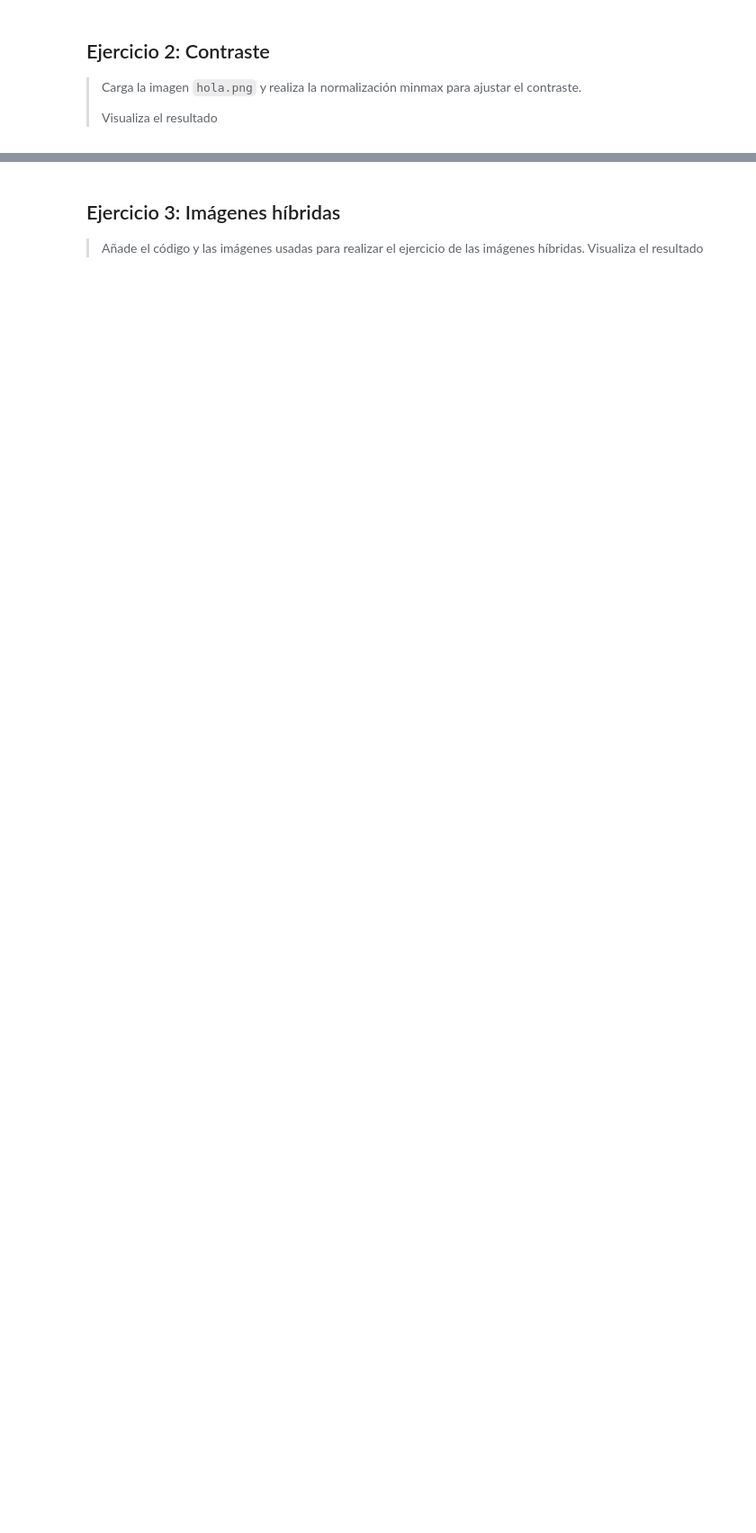
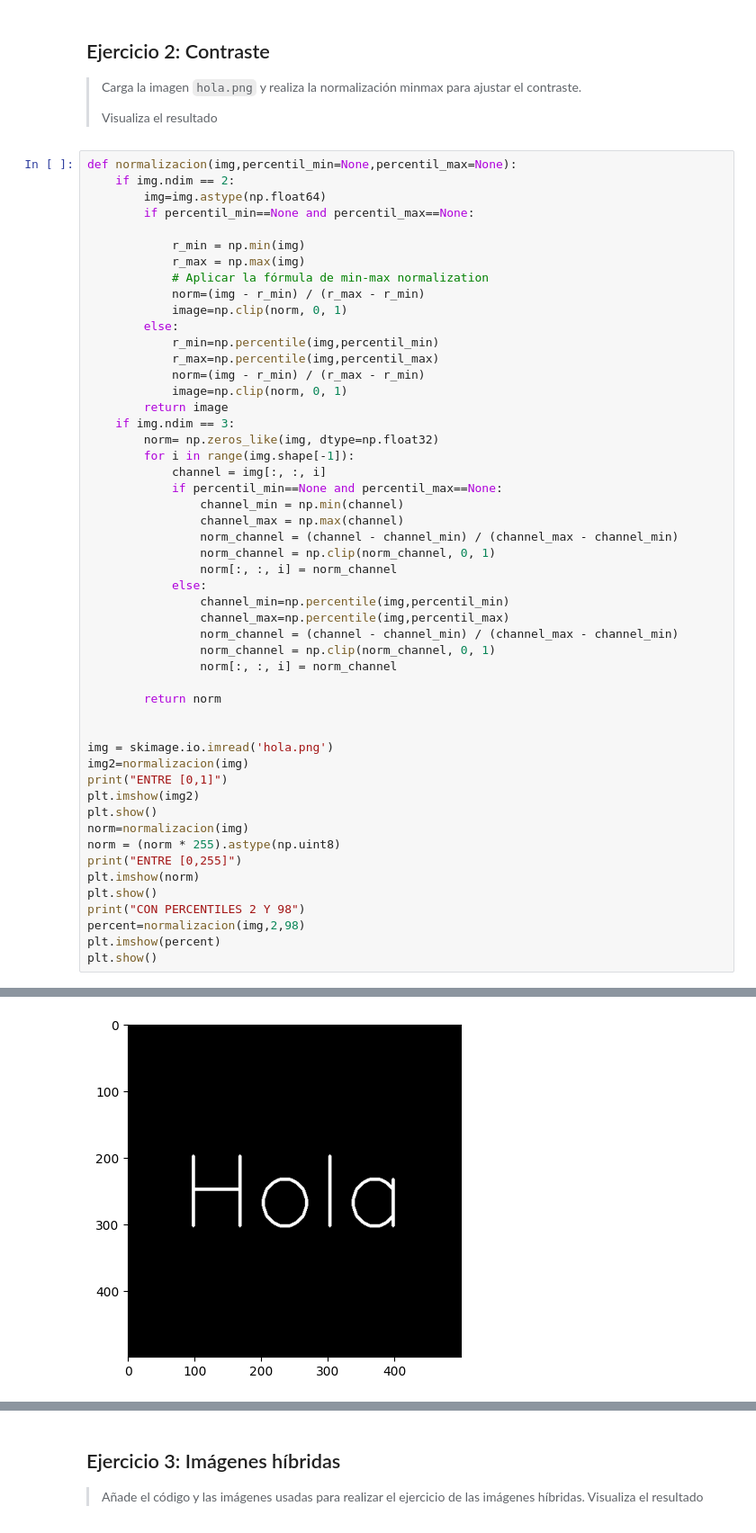
Before and after one commit to revekkadiana/Visi-n_Artificial, a Jupyter notebook: Control1-01.ipynb, the cells around one changed output, grey strips where cells are left out. Shown at 90% size. Saved outputs shown, nothing was run; the diff lists cells and outputs as text; blank space fills up the shorter version.

```diff
--- a/Control1-01.ipynb
+++ b/Control1-01.ipynb
@@ -28,3 +72,55 @@ import scipy
 > Carga la imagen `hola.png` y realiza la normalización minmax para ajustar el contraste.
 >
 > Visualiza el resultado
+# %%
+def normalizacion(img,percentil_min=None,percentil_max=None):
+    if img.ndim == 2:
+        img=img.astype(np.float64)
+        if percentil_min==None and percentil_max==None:
+
+            r_min = np.min(img)
+            r_max = np.max(img)
+            # Aplicar la fórmula de min-max normalization
+            norm=(img - r_min) / (r_max - r_min)
+            image=np.clip(norm, 0, 1)
+        else:
+            r_min=np.percentile(img,percentil_min)
+            r_max=np.percentile(img,percentil_max)
+            norm=(img - r_min) / (r_max - r_min)
+            image=np.clip(norm, 0, 1)
+        return image
+    if img.ndim == 3:
+        norm= np.zeros_like(img, dtype=np.float32)
+        for i in range(img.shape[-1]):
+            channel = img[:, :, i]
+            if percentil_min==None and percentil_max==None:
+                channel_min = np.min(channel)
+                channel_max = np.max(channel)
+                norm_channel = (channel - channel_min) / (channel_max - channel_min)
+                norm_channel = np.clip(norm_channel, 0, 1)
+                norm[:, :, i] = norm_channel
+            else:
+                channel_min=np.percentile(img,percentil_min)
+                channel_max=np.percentile(img,percentil_max)
+                norm_channel = (channel - channel_min) / (channel_max - channel_min)
+                norm_channel = np.clip(norm_channel, 0, 1)
+                norm[:, :, i] = norm_channel
+
+        return norm
+
+
+img = skimage.io.imread('hola.png')
+img2=normalizacion(img)
+print("ENTRE [0,1]")
+plt.imshow(img2)
+plt.show()
+norm=normalizacion(img)
+norm = (norm * 255).astype(np.uint8)
+print("ENTRE [0,255]")
+plt.imshow(norm)
+plt.show()
+print("CON PERCENTILES 2 Y 98")
+percent=normalizacion(img,2,98)
+plt.imshow(percent)
+plt.show()
+# %% [output]
@@ -30,0 +128 @@ import scipy
+[figure, added]
```
Also changed, not shown: parts of 11 cells of this notebook.
